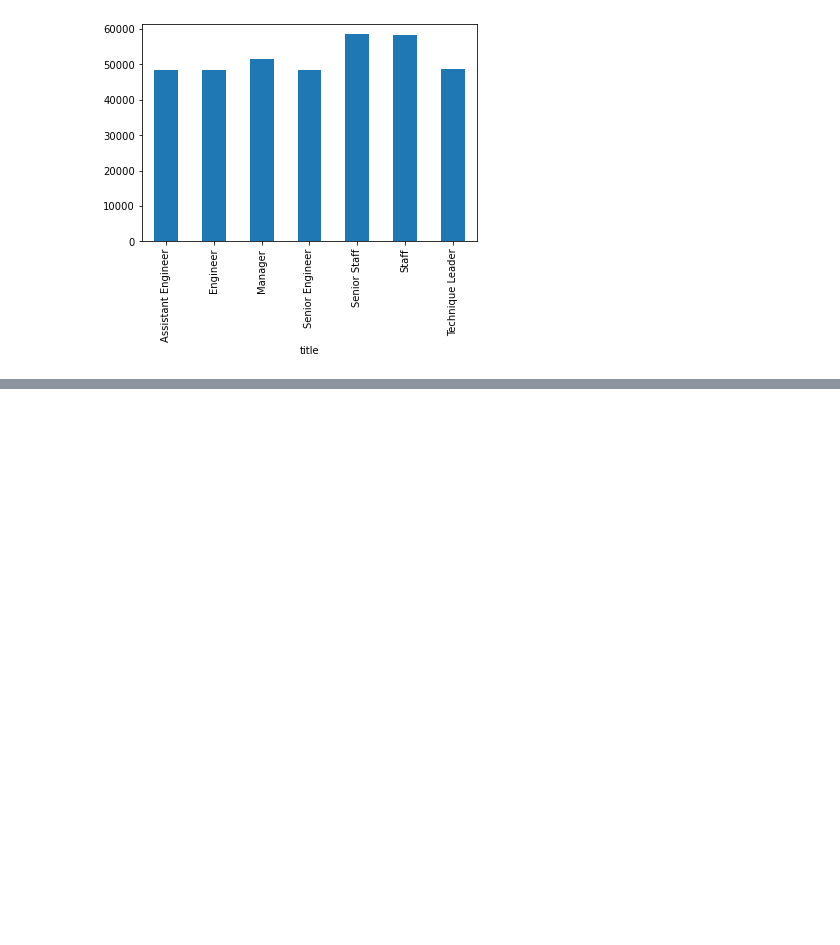
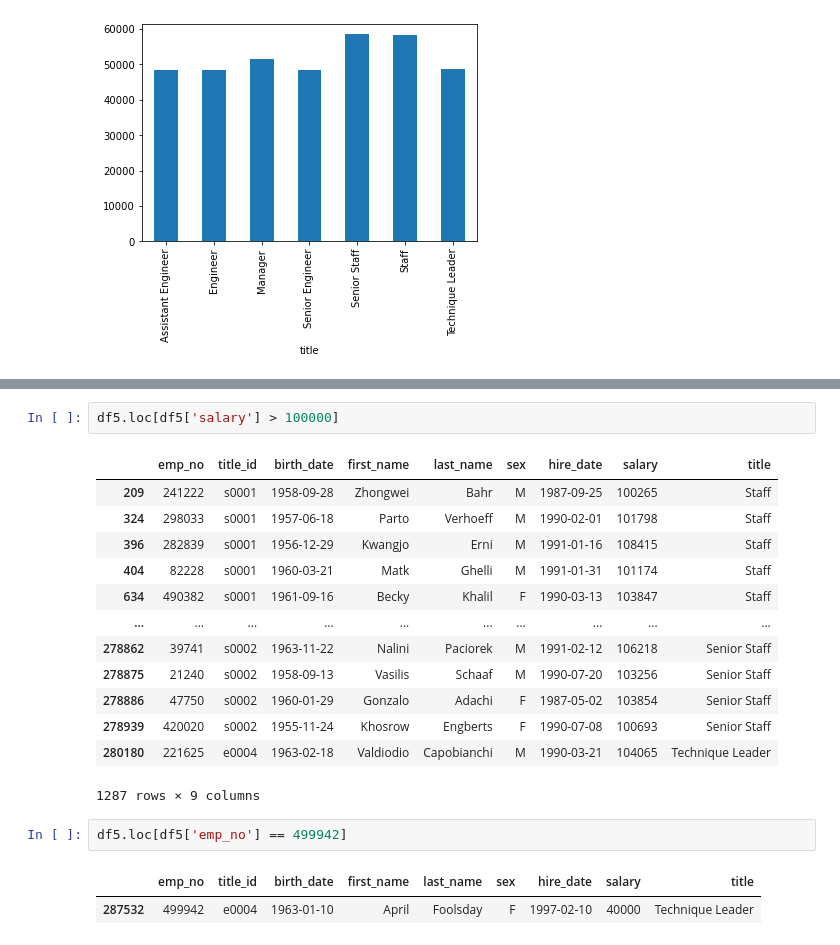
Before and after one commit to littleprincecurry/sql-challenge, a Jupyter notebook: EmployeeSql/employee_db.ipynb, the cells around one changed output, grey strips where cells are left out. Drawn from its saved outputs; the diff is of its cells as text; blank space fills up the shorter version.

Commit message:
april fools

```diff
--- a/EmployeeSql/employee_db.ipynb
+++ b/EmployeeSql/employee_db.ipynb
@@ -50,0 +67,21 @@ KeyError: 'title'
+# %%
+df5.loc[df5['salary'] > 100000]
+# %% [output]
+|  | emp_no | title_id | birth_date | first_name | last_name | sex | hire_date | salary | title |
+| 209 | 241222 | s0001 | 1958-09-28 | Zhongwei | Bahr | M | 1987-09-25 | 100265 | Staff |
+| 324 | 298033 | s0001 | 1957-06-18 | Parto | Verhoeff | M | 1990-02-01 | 101798 | Staff |
+| 396 | 282839 | s0001 | 1956-12-29 | Kwangjo | Erni | M | 1991-01-16 | 108415 | Staff |
+| 404 | 82228 | s0001 | 1960-03-21 | Matk | Ghelli | M | 1991-01-31 | 101174 | Staff |
+| 634 | 490382 | s0001 | 1961-09-16 | Becky | Khalil | F | 1990-03-13 | 103847 | Staff |
+| ... | ... | ... | ... | ... | ... | ... | ... | ... | ... |
+| 278862 | 39741 | s0002 | 1963-11-22 | Nalini | Paciorek | M | 1991-02-12 | 106218 | Senior Staff |
+| 278875 | 21240 | s0002 | 1958-09-13 | Vasilis | Schaaf | M | 1990-07-20 | 103256 | Senior Staff |
+| 278886 | 47750 | s0002 | 1960-01-29 | Gonzalo | Adachi | F | 1987-05-02 | 103854 | Senior Staff |
+| 278939 | 420020 | s0002 | 1955-11-24 | Khosrow | Engberts | F | 1990-07-08 | 100693 | Senior Staff |
+| 280180 | 221625 | e0004 | 1963-02-18 | Valdiodio | Capobianchi | M | 1990-03-21 | 104065 | Technique Leader |
+1287 rows × 9 columns
+# %%
+df5.loc[df5['emp_no'] == 499942]
+# %% [output]
+|  | emp_no | title_id | birth_date | first_name | last_name | sex | hire_date | salary | title |
+| 287532 | 499942 | e0004 | 1963-01-10 | April | Foolsday | F | 1997-02-10 | 40000 | Technique Leader |
```
Also changed, not shown: parts of 1 cell of this notebook.
